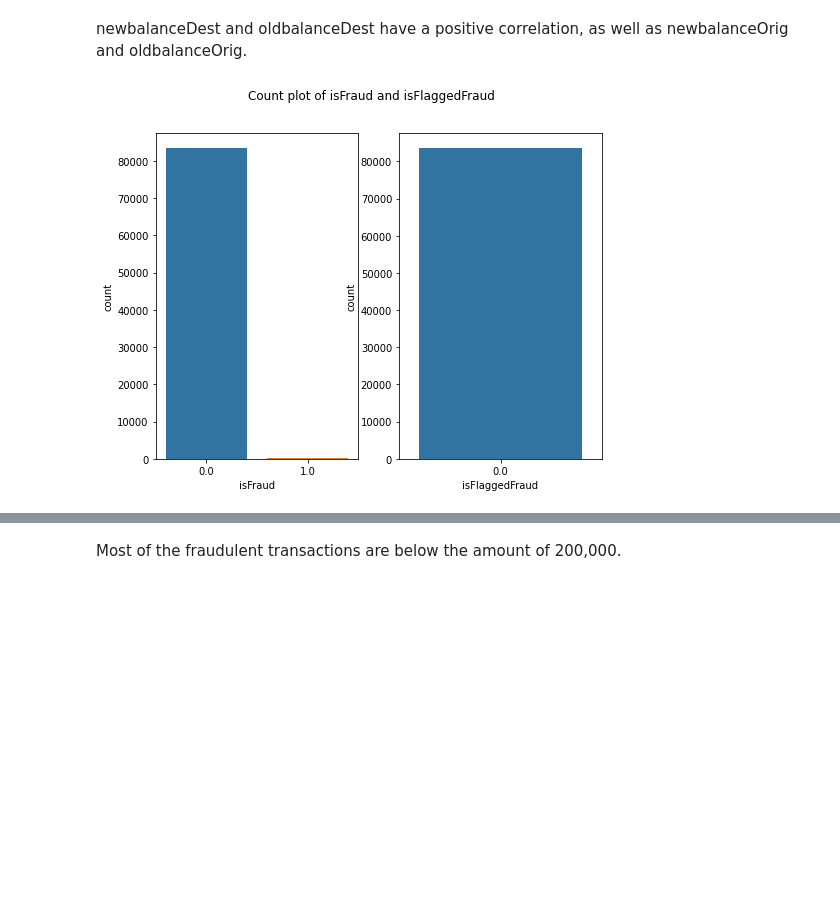
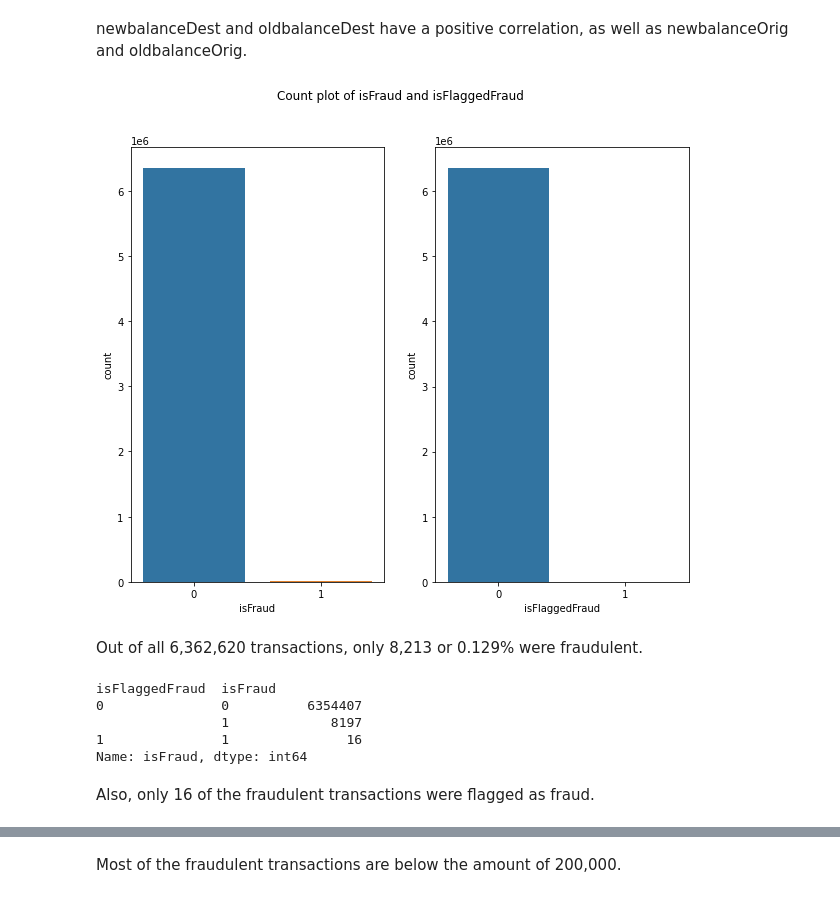
Before and after one commit to tca-codes/fraudulent-transactions, a Jupyter notebook: ANGELES_Final_Project.ipynb, the cells around one changed output, grey strips where cells are left out. Drawn from its saved outputs; the diff is of its cells as text; code cells hidden in the pictures; blank space fills up the shorter version.

```diff
--- a/ANGELES_Final_Project.ipynb
+++ b/ANGELES_Final_Project.ipynb
@@ -236,3 +330 @@ isFlaggedFraud    1
 dtype: int64
-# %%
-df = df.dropna()
@@ -268,18 +346,29 @@ sns.heatmap(corr, cbar=0, linewidths=2,vmax=1, vmin=0, square=True, cmap='Blues'
 # %% [markdown]
 newbalanceDest and oldbalanceDest have a positive correlation, as well as newbalanceOrig and oldbalanceOrig.
 # %%
-# Target class chart
-plt.figure(figsize=(8,6))
+plt.figure(figsize=(10,8))
 
 plt.subplot(121)
 ax = sns.countplot(data=df,x='isFraud')
 
 plt.subplot(122)
 ax = sns.countplot(data=df,x='isFlaggedFraud')
 
 plt.suptitle('Count plot of isFraud and isFlaggedFraud')
 plt.show()
 # %% [output]
-[figure, old version]
+[figure, new version]
+# %% [markdown]
+Out of all 6,362,620 transactions, only 8,213 or 0.129% were fraudulent.
+# %%
+df.groupby('isFlaggedFraud')['isFraud'].value_counts(dropna=False)
+# %% [output]
+isFlaggedFraud  isFraud
+0               0          6354407
+                1             8197
+1               1               16
+Name: isFraud, dtype: int64
+# %% [markdown]
+Also, only 16 of the fraudulent transactions were flagged as fraud.
 # %%
 # Countplot of type feature
```
Also changed, not shown: parts of 69 cells of this notebook.
